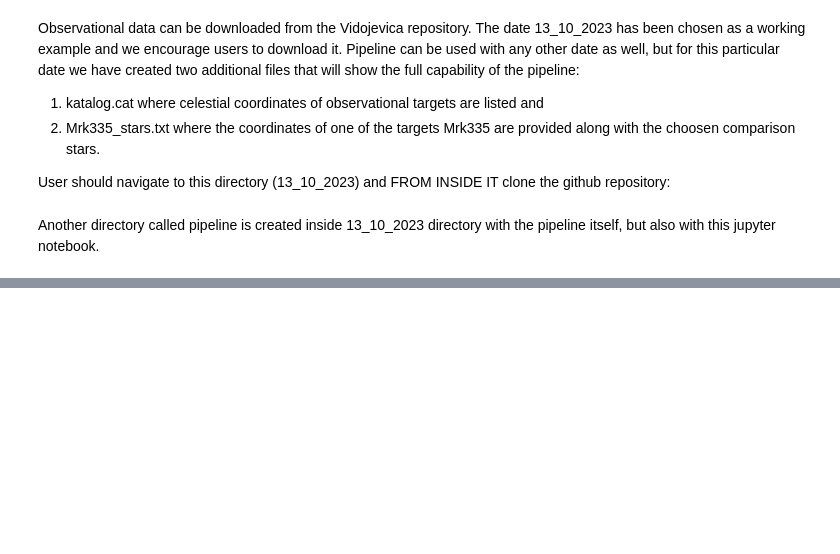
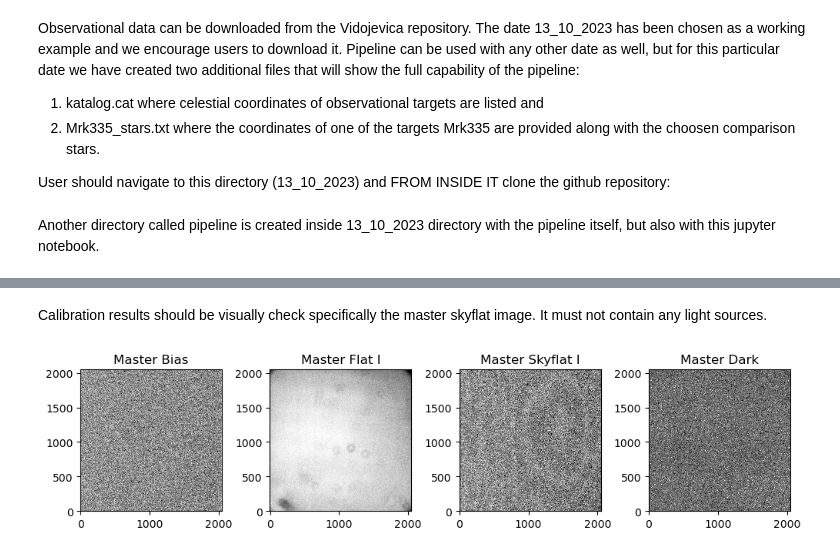
Before and after one commit to anavudragovic/pipeline, a Jupyter notebook: example.ipynb, the cells around one changed output, grey strips where cells are left out. Saved outputs shown, nothing was run; the diff lists cells and outputs as text; code cells hidden in the pictures; blank space fills up the shorter version.

```diff
--- a/example.ipynb
+++ b/example.ipynb
@@ -25,0 +44,29 @@ ValueError: setting an array element with a sequence. The requested array has an
+# %% [markdown]
+Calibration results should be visually check specifically the master skyflat image. It must not contain any light sources.
+# %%
+from astropy.io import fits
+import matplotlib.pylab as pl
+from astropy.visualization import ZScaleInterval
+
+biasFile =  fits.open('calibration/mBias.fits')
+flatIFile = fits.open('calibration/mFlat_I.fits')
+skyIFile = fits.open('calibration/mSkyflat_I.fits')
+darkFile = fits.open('calibration/mDark_600sec.fits')
+bias = biasFile[0].data
+flatI = flatIFile[0].data
+skyI = skyIFile[0].data
+dark = darkFile[0].data
+z = ZScaleInterval()
+zminb,zmaxb = z.get_limits(bias)
+zminf,zmaxf = z.get_limits(flatI)
+zmins,zmaxs = z.get_limits(skyI)
+zmind,zmaxd = z.get_limits(dark)
+
+fig, (ax1, ax2, ax3, ax4) = pl.subplots(figsize=(10, 4), nrows=1, ncols=4)
+fig.tight_layout()
+ax1.imshow(bias, origin='lower', cmap='Greys_r', vmin=zminb, vmax=zmaxb, interpolation='nearest'); ax1.set_title('Master Bias');
+ax2.imshow(flatI, origin='lower', cmap='Greys_r', vmin=zminf, vmax=zmaxf, interpolation='nearest'); ax2.set_title('Master Flat I');
+ax3.imshow(skyI, origin='lower', cmap='Greys_r', vmin=zmins, vmax=zmaxs, interpolation='nearest'); ax3.set_title('Master Skyflat I');
+ax4.imshow(dark, origin='lower', cmap='Greys_r', vmin=zmind, vmax=zmaxd, interpolation='nearest'); ax4.set_title('Master Dark');
+# %% [output]
+[figure, added]
```
Also changed, not shown: parts of 8 cells of this notebook.
